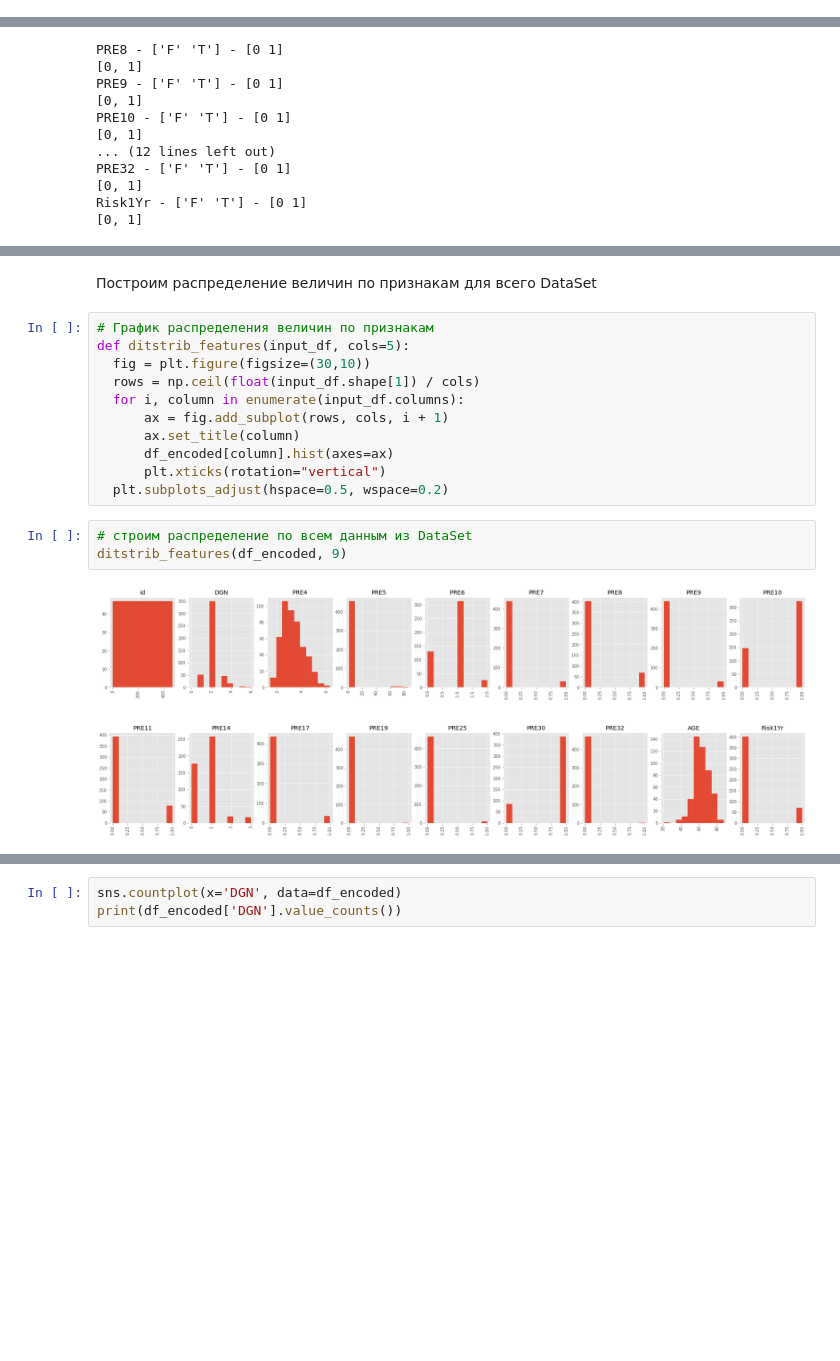
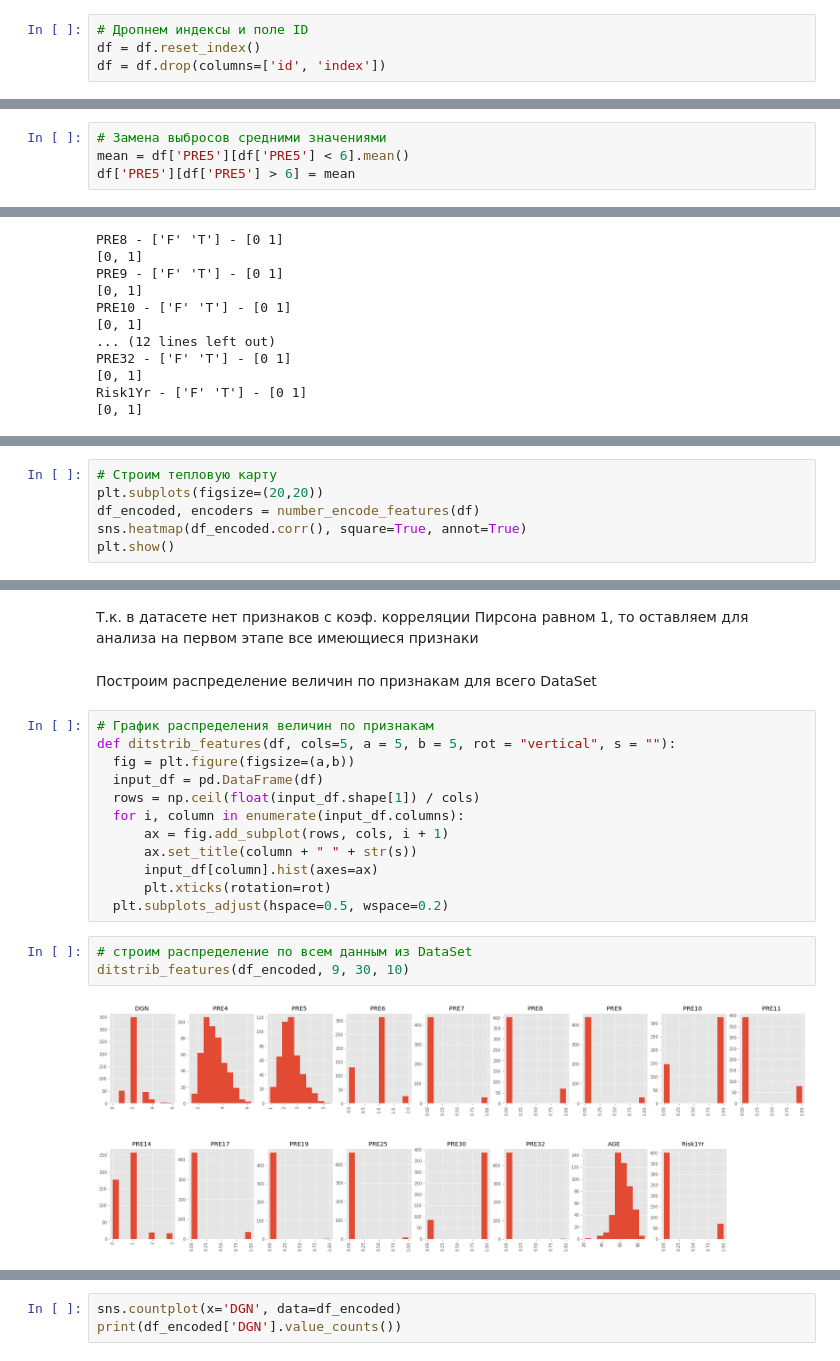
Before and after one commit to alexmal2804/hwds, a Jupyter notebook: Копия_блокнота_"Большое_ДЗ_2_ipynb".ipynb, the cells around one changed output, grey strips where cells are left out. Saved outputs shown, nothing was run; the diff lists cells and outputs as text; blank space fills up the shorter version.

```diff
--- a/Копия_блокнота_"Большое_ДЗ_2_ipynb".ipynb
+++ b/Копия_блокнота_"Большое_ДЗ_2_ipynb".ipynb
@@ -57,6 +62,10 @@ df.head()
 | 2 | 3 | DGN3 | 2.76 | 2.08 | PRZ1 | F | F | F | T | F | OC11 | ... |
 | 3 | 4 | DGN3 | 3.68 | 3.04 | PRZ0 | F | F | F | F | F | OC11 | ... |
 | 4 | 5 | DGN3 | 2.44 | 0.96 | PRZ2 | F | T | F | T | T | OC11 | ... |
+# %%
+# Дропнем индексы и поле ID
+df = df.reset_index()
+df = df.drop(columns=['id', 'index'])
 # %%
 # Определим размер DataFrame
 df.shape
@@ -101,3 +120,7 @@ df.describe()
+# %%
+# Замена выбросов средними значениями
+mean = df['PRE5'][df['PRE5'] < 6].mean()
+df['PRE5'][df['PRE5'] > 6] = mean
 # %% [markdown]
 ##Осуществим предобработку данных
 # %% [markdown]
@@ -171,0 +200,6 @@ Risk1Yr - ['F' 'T'] - [0 1]
+# %%
+# Строим тепловую карту
+plt.subplots(figsize=(20,20))
+df_encoded, encoders = number_encode_features(df)
+sns.heatmap(df_encoded.corr(), square=True, annot=True)
+plt.show()
@@ -172,19 +208,22 @@ Risk1Yr - ['F' 'T'] - [0 1]
+# %% [markdown]
+Т.к. в датасете нет признаков с коэф. корреляции Пирсона равном 1, то оставляем для анализа на первом этапе все имеющиеся признаки
 # %% [markdown]
 Построим распределение величин по признакам для всего DataSet
 # %%
 # График распределения величин по признакам
-def ditstrib_features(input_df, cols=5):
-  fig = plt.figure(figsize=(30,10))
+def ditstrib_features(df, cols=5, a = 5, b = 5, rot = "vertical", s = ""):
+  fig = plt.figure(figsize=(a,b))
+  input_df = pd.DataFrame(df)
   rows = np.ceil(float(input_df.shape[1]) / cols)
   for i, column in enumerate(input_df.columns):
       ax = fig.add_subplot(rows, cols, i + 1)
-      ax.set_title(column)
-      df_encoded[column].hist(axes=ax)
-      plt.xticks(rotation="vertical")
+      ax.set_title(column + " " + str(s))
+      input_df[column].hist(axes=ax)
+      plt.xticks(rotation=rot)
   plt.subplots_adjust(hspace=0.5, wspace=0.2)
 # %%
 # строим распределение по всем данным из DataSet
-ditstrib_features(df_encoded, 9)
+ditstrib_features(df_encoded, 9, 30, 10)
 # %% [output]
-[figure, old version]
+[figure, new version]
 # %% [markdown]
```
Also changed, not shown: parts of 37 cells of this notebook.
